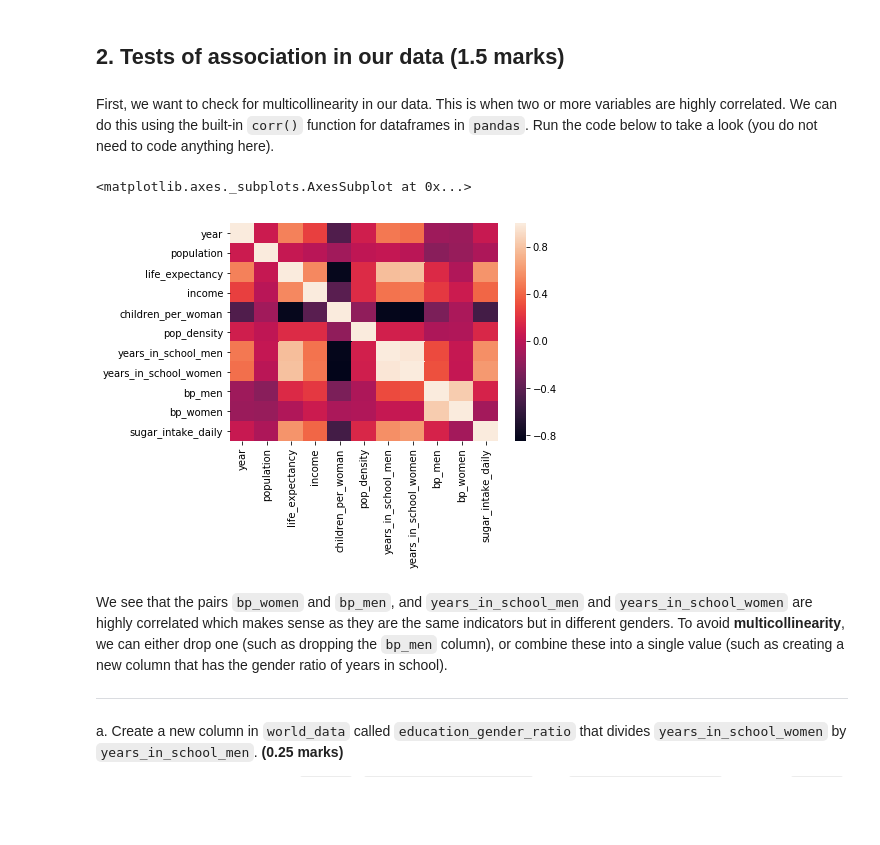
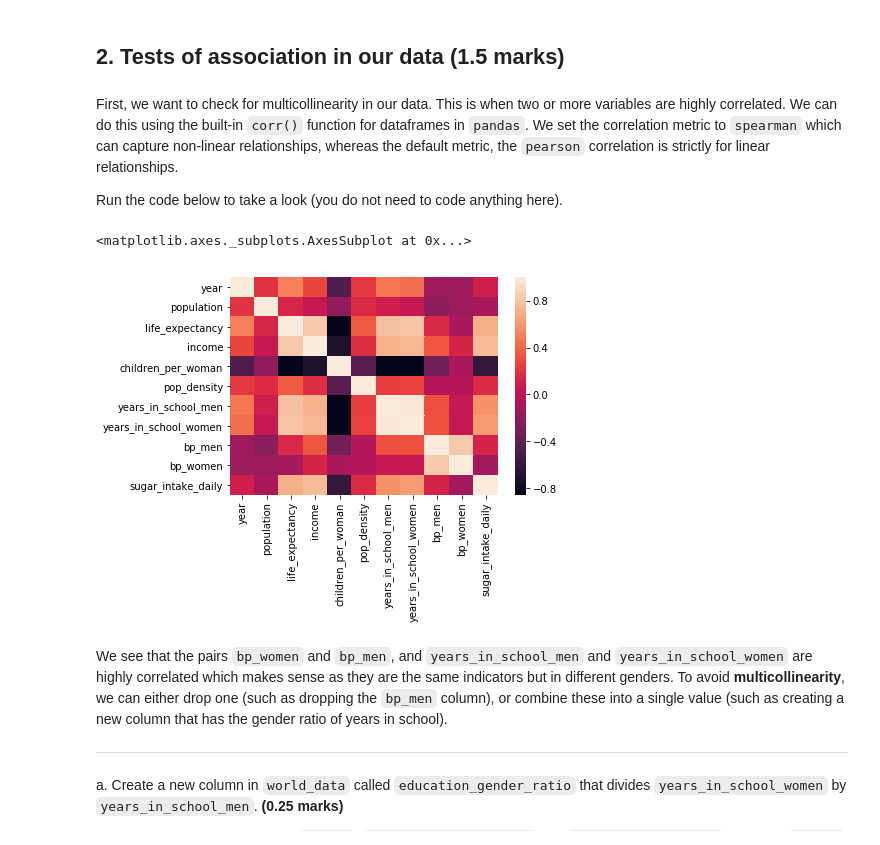
Before and after one commit to BME1478H/BME1478material, a Jupyter notebook: Lectures/week12/assignment11-solution.ipynb, the cells around one changed output. Saved outputs shown, nothing was run; the diff lists cells and outputs as text; code cells hidden in the pictures; blank space fills up the shorter version.

```diff
--- a/Lectures/week12/assignment11-solution.ipynb
+++ b/Lectures/week12/assignment11-solution.ipynb
@@ -87,13 +94,15 @@ Indeed, we do see that there does seem to be a relationship between sugar intake
 # %% [markdown]
 ## 2. Tests of association in our data (1.5 marks)
 # %% [markdown]
-First, we want to check for multicollinearity in our data. This is when two or more variables are highly correlated. We can do this using the built-in `corr()` function for dataframes in `pandas`. Run the code below to take a look (you do not need to code anything here).
+First, we want to check for multicollinearity in our data. This is when two or more variables are highly correlated. We can do this using the built-in `corr()` function for dataframes in `pandas`. We set the correlation metric to `spearman` which can capture non-linear relationships, whereas the default metric, the `pearson` correlation is strictly for linear relationships.
+
+Run the code below to take a look (you do not need to code anything here).
 # %%
-corr = world_data.corr()
+corr = world_data.corr(method='spearman')
 sns.heatmap(corr)
 # %% [output]
 <matplotlib.axes._subplots.AxesSubplot at 0x...>
-[figure, old version]
+[figure, new version]
 # %% [markdown]
 We see that the pairs `bp_women` and `bp_men`, and `years_in_school_men` and `years_in_school_women` are highly correlated which makes sense as they are the same indicators but in different genders. To avoid **multicollinearity**, we can either drop one (such as dropping the `bp_men` column), or combine these into a single value (such as creating a new column that has the gender ratio of years in school).
 
```
Also changed, not shown: parts of 13 cells of this notebook, 1 other file.
